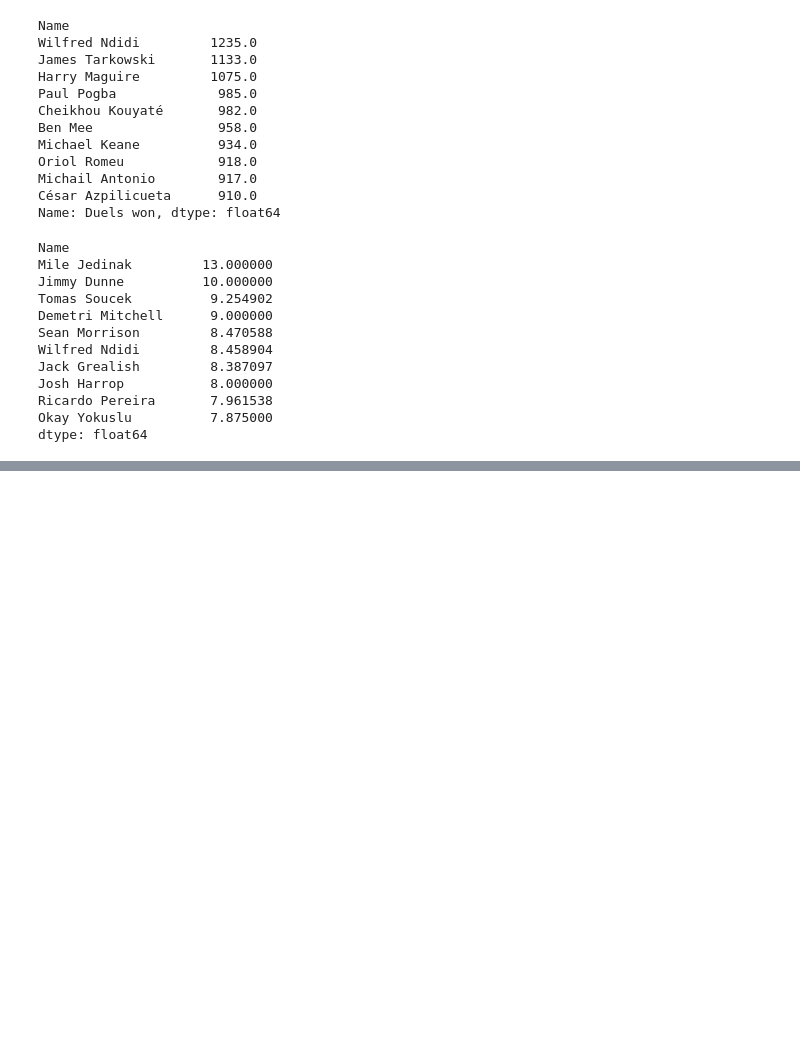
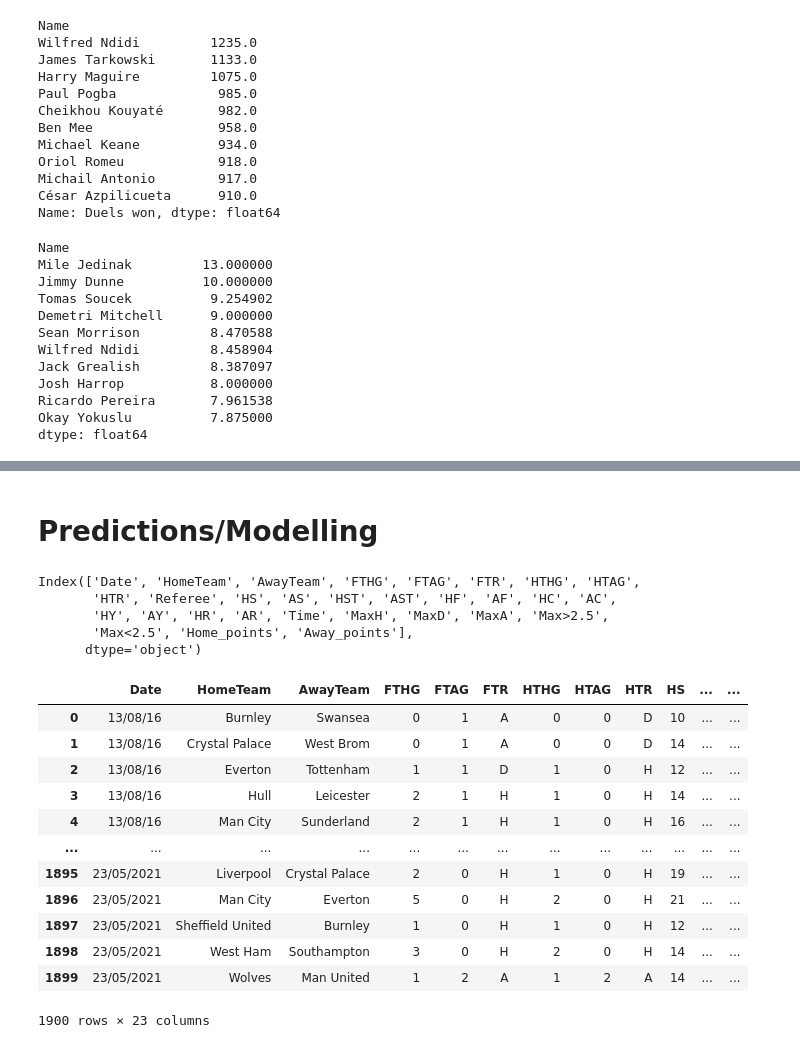
Before and after one commit to tunjaynasibli/Final_project, a Jupyter notebook: Eng_Prem_League_Stats.ipynb, the cells around one changed output, grey strips where cells are left out. Drawn from its saved outputs; the diff is of its cells as text; code cells hidden in the pictures; blank space fills up the shorter version.

```diff
--- a/Eng_Prem_League_Stats.ipynb
+++ b/Eng_Prem_League_Stats.ipynb
@@ -701,0 +638,14 @@ dataset.corr()
+# %% [markdown]
+# Predictions/Modelling
+# %%
+data.columns
+# %% [output]
+Index(['Date', 'HomeTeam', 'AwayTeam', 'FTHG', 'FTAG', 'FTR', 'HTHG', 'HTAG',
+       'HTR', 'Referee', 'HS', 'AS', 'HST', 'AST', 'HF', 'AF', 'HC', 'AC',
+       'HY', 'AY', 'HR', 'AR', 'Time', 'MaxH', 'MaxD', 'MaxA', 'Max>2.5',
+       'Max<2.5', 'Home_points', 'Away_points'],
+      dtype='object')
+# %%
+data_pred=data[['Date', 'HomeTeam', 'AwayTeam', 'FTHG', 'FTAG', 'FTR', 'HTHG', 'HTAG',
+       'HTR', 'HS', 'AS', 'HST', 'AST', 'HF', 'AF', 'HC', 'AC',
+       'HY', 'AY', 'HR', 'AR', 'Home_points', 'Away_points']]
@@ -701,0 +654,16 @@ dataset.corr()
+# %%
+data_pred
+# %% [output]
+|  | Date | HomeTeam | AwayTeam | FTHG | FTAG | FTR | HTHG | HTAG | HTR | HS | ... | ... |
+| 0 | 13/08/16 | Burnley | Swansea | 0 | 1 | A | 0 | 0 | D | 10 | ... | ... |
+| 1 | 13/08/16 | Crystal Palace | West Brom | 0 | 1 | A | 0 | 0 | D | 14 | ... | ... |
+| 2 | 13/08/16 | Everton | Tottenham | 1 | 1 | D | 1 | 0 | H | 12 | ... | ... |
+| 3 | 13/08/16 | Hull | Leicester | 2 | 1 | H | 1 | 0 | H | 14 | ... | ... |
+| 4 | 13/08/16 | Man City | Sunderland | 2 | 1 | H | 1 | 0 | H | 16 | ... | ... |
+| ... | ... | ... | ... | ... | ... | ... | ... | ... | ... | ... | ... | ... |
+| 1895 | 23/05/2021 | Liverpool | Crystal Palace | 2 | 0 | H | 1 | 0 | H | 19 | ... | ... |
+| 1896 | 23/05/2021 | Man City | Everton | 5 | 0 | H | 2 | 0 | H | 21 | ... | ... |
+| 1897 | 23/05/2021 | Sheffield United | Burnley | 1 | 0 | H | 1 | 0 | H | 12 | ... | ... |
+| 1898 | 23/05/2021 | West Ham | Southampton | 3 | 0 | H | 2 | 0 | H | 14 | ... | ... |
+| 1899 | 23/05/2021 | Wolves | Man United | 1 | 2 | A | 1 | 2 | A | 14 | ... | ... |
+1900 rows × 23 columns
```
Also changed, not shown: parts of 73 cells of this notebook.
